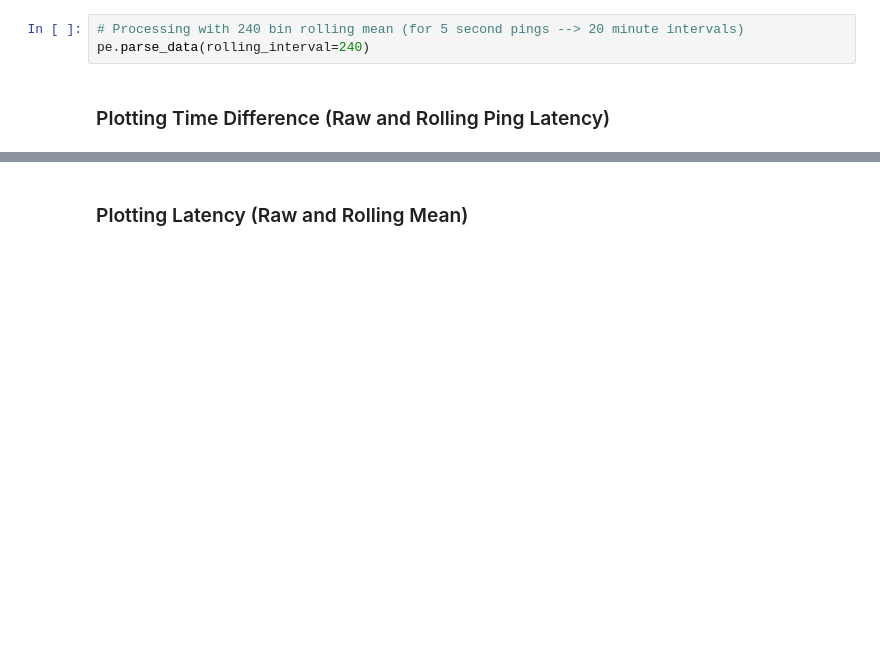
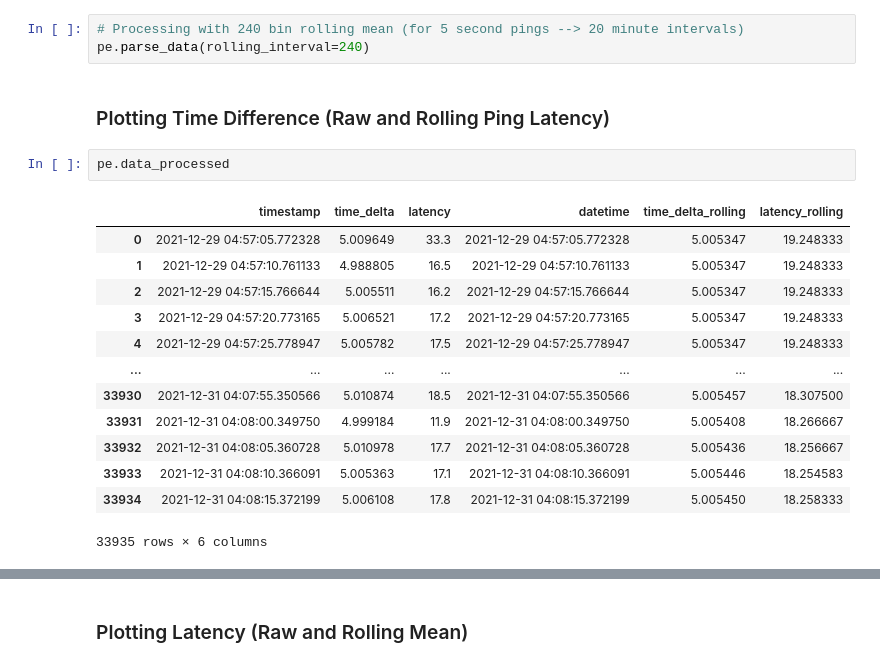
Before and after one commit to rtwillett/network_analysis, a Jupyter notebook: ping_analysis.ipynb, the cells around one changed output, grey strips where cells are left out. Saved outputs shown, nothing was run; the diff lists cells and outputs as text; blank space fills up the shorter version.

```diff
--- a/ping_analysis.ipynb
+++ b/ping_analysis.ipynb
@@ -107,3 +12,19 @@ pe.read_file(r'./ping_tracker.txt')
 pe.parse_data(rolling_interval=240)
 # %% [markdown]
 ### Plotting Time Difference (Raw and Rolling Ping Latency)
+# %%
+pe.data_processed
+# %% [output]
+|  | timestamp | time_delta | latency | datetime | time_delta_rolling | latency_rolling |
+| 0 | 2021-12-29 04:57:05.772328 | 5.009649 | 33.3 | 2021-12-29 04:57:05.772328 | 5.005347 | 19.248333 |
+| 1 | 2021-12-29 04:57:10.761133 | 4.988805 | 16.5 | 2021-12-29 04:57:10.761133 | 5.005347 | 19.248333 |
+| 2 | 2021-12-29 04:57:15.766644 | 5.005511 | 16.2 | 2021-12-29 04:57:15.766644 | 5.005347 | 19.248333 |
+| 3 | 2021-12-29 04:57:20.773165 | 5.006521 | 17.2 | 2021-12-29 04:57:20.773165 | 5.005347 | 19.248333 |
+| 4 | 2021-12-29 04:57:25.778947 | 5.005782 | 17.5 | 2021-12-29 04:57:25.778947 | 5.005347 | 19.248333 |
+| ... | ... | ... | ... | ... | ... | ... |
+| 33930 | 2021-12-31 04:07:55.350566 | 5.010874 | 18.5 | 2021-12-31 04:07:55.350566 | 5.005457 | 18.307500 |
+| 33931 | 2021-12-31 04:08:00.349750 | 4.999184 | 11.9 | 2021-12-31 04:08:00.349750 | 5.005408 | 18.266667 |
+| 33932 | 2021-12-31 04:08:05.360728 | 5.010978 | 17.7 | 2021-12-31 04:08:05.360728 | 5.005436 | 18.256667 |
+| 33933 | 2021-12-31 04:08:10.366091 | 5.005363 | 17.1 | 2021-12-31 04:08:10.366091 | 5.005446 | 18.254583 |
+| 33934 | 2021-12-31 04:08:15.372199 | 5.006108 | 17.8 | 2021-12-31 04:08:15.372199 | 5.005450 | 18.258333 |
+33935 rows × 6 columns
```
Also changed, not shown: parts of 8 cells of this notebook, 2 other files.
